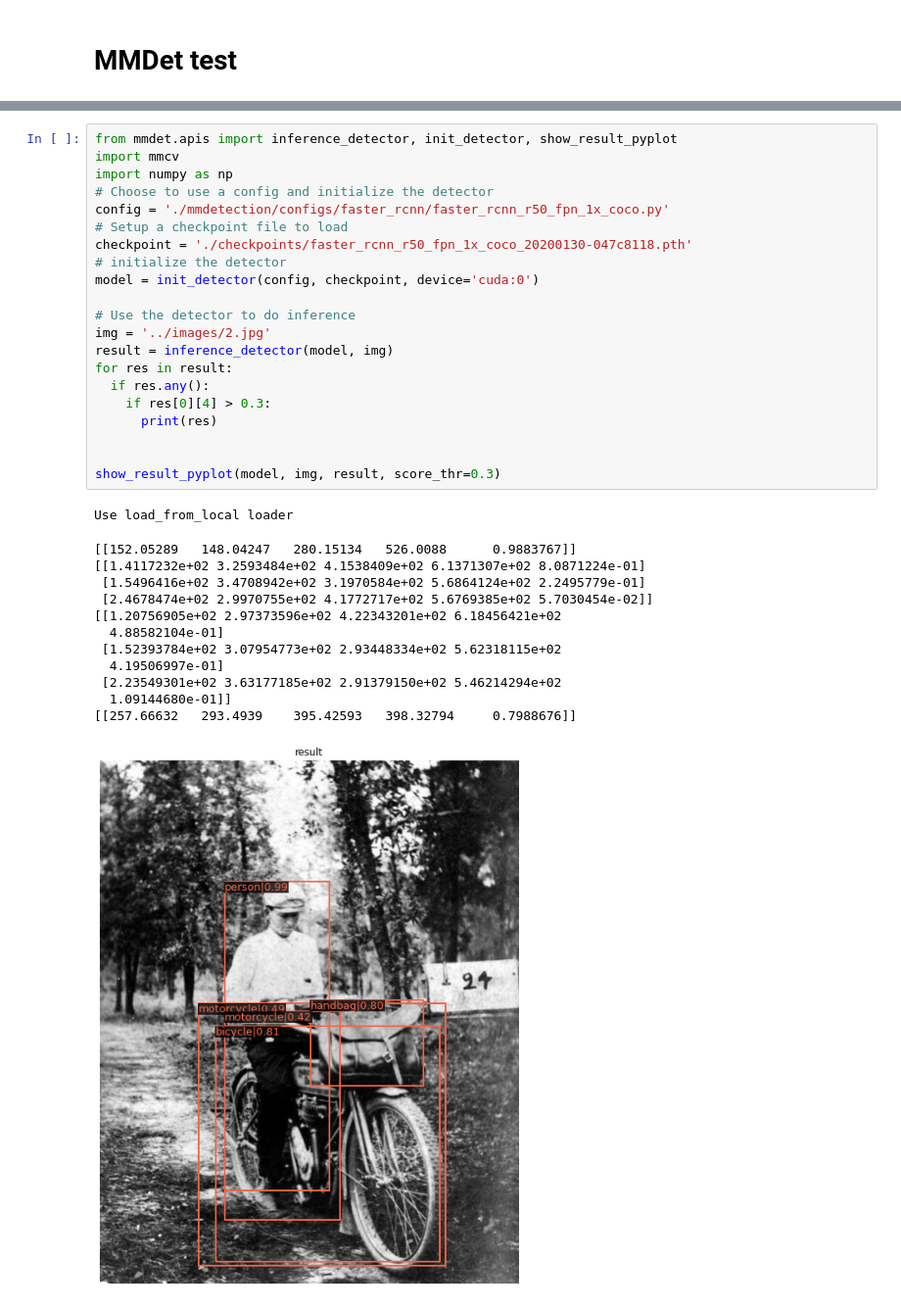
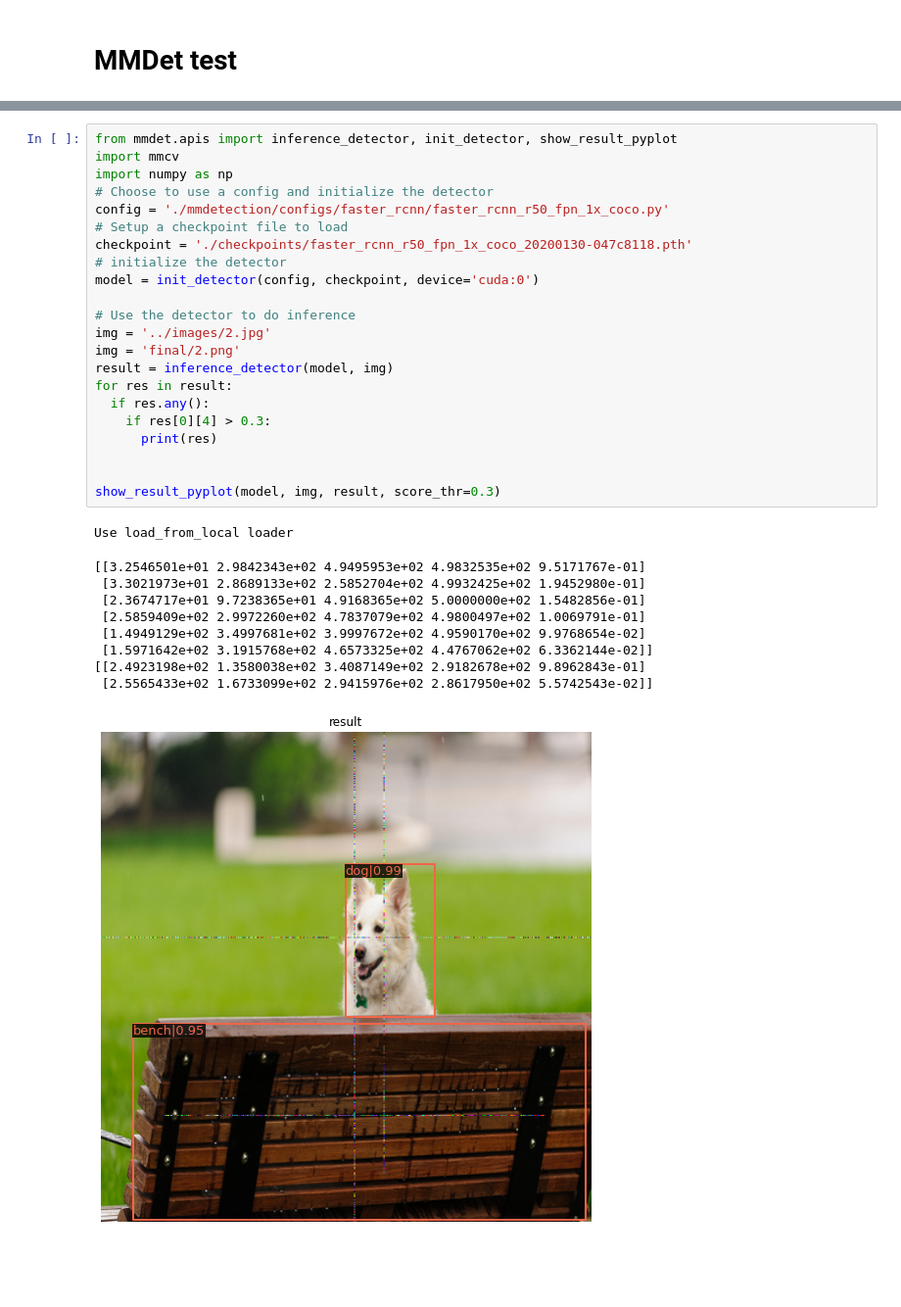
Before and after one commit to mariusblarsen/ae-attack-pipeline, a Jupyter notebook: SAA_demo.ipynb, the cells around one changed output, grey strips where cells are left out. Shown: that part at 98% size. Drawn from its saved outputs; the diff is of its cells as text; blank space fills up the shorter version.

```diff
--- a/SAA_demo.ipynb
+++ b/SAA_demo.ipynb
@@ -130,35 +143,33 @@ TypeError: list indices must be integers or slices, not tuple
 # %%
 from mmdet.apis import inference_detector, init_detector, show_result_pyplot
 import mmcv
 import numpy as np
 # Choose to use a config and initialize the detector
 config = './mmdetection/configs/faster_rcnn/faster_rcnn_r50_fpn_1x_coco.py'
 # Setup a checkpoint file to load
 checkpoint = './checkpoints/faster_rcnn_r50_fpn_1x_coco_20200130-047c8118.pth'
 # initialize the detector
 model = init_detector(config, checkpoint, device='cuda:0')
 
 # Use the detector to do inference
 img = '../images/2.jpg'
+img = 'final/2.png'
 result = inference_detector(model, img)
 for res in result:
   if res.any():
     if res[0][4] > 0.3:
       print(res)
 
 
 show_result_pyplot(model, img, result, score_thr=0.3)
 # %% [output]
 Use load_from_local loader
-[[152.05289   148.04247   280.15134   526.0088      0.9883767]]
-[[1.4117232e+02 3.2593484e+02 4.1538409e+02 6.1371307e+02 8.0871224e-01]
- [1.5496416e+02 3.4708942e+02 3.1970584e+02 5.6864124e+02 2.2495779e-01]
- [2.4678474e+02 2.9970755e+02 4.1772717e+02 5.6769385e+02 5.7030454e-02]]
-[[1.20756905e+02 2.97373596e+02 4.22343201e+02 6.18456421e+02
-  4.88582104e-01]
- [1.52393784e+02 3.07954773e+02 2.93448334e+02 5.62318115e+02
-  4.19506997e-01]
- [2.23549301e+02 3.63177185e+02 2.91379150e+02 5.46214294e+02
-  1.09144680e-01]]
-[[257.66632   293.4939    395.42593   398.32794     0.7988676]]
+[[3.2546501e+01 2.9842343e+02 4.9495953e+02 4.9832535e+02 9.5171767e-01]
+ [3.3021973e+01 2.8689133e+02 2.5852704e+02 4.9932425e+02 1.9452980e-01]
+ [2.3674717e+01 9.7238365e+01 4.9168365e+02 5.0000000e+02 1.5482856e-01]
+ [2.5859409e+02 2.9972260e+02 4.7837079e+02 4.9800497e+02 1.0069791e-01]
+ [1.4949129e+02 3.4997681e+02 3.9997672e+02 4.9590170e+02 9.9768654e-02]
+ [1.5971642e+02 3.1915768e+02 4.6573325e+02 4.4767062e+02 6.3362144e-02]]
+[[2.4923198e+02 1.3580038e+02 3.4087149e+02 2.9182678e+02 9.8962843e-01]
+ [2.5565433e+02 1.6733099e+02 2.9415976e+02 2.8617950e+02 5.5742543e-02]]
-[figure, old version]
+[figure, new version]
```
Also changed, not shown: parts of 13 cells of this notebook.
